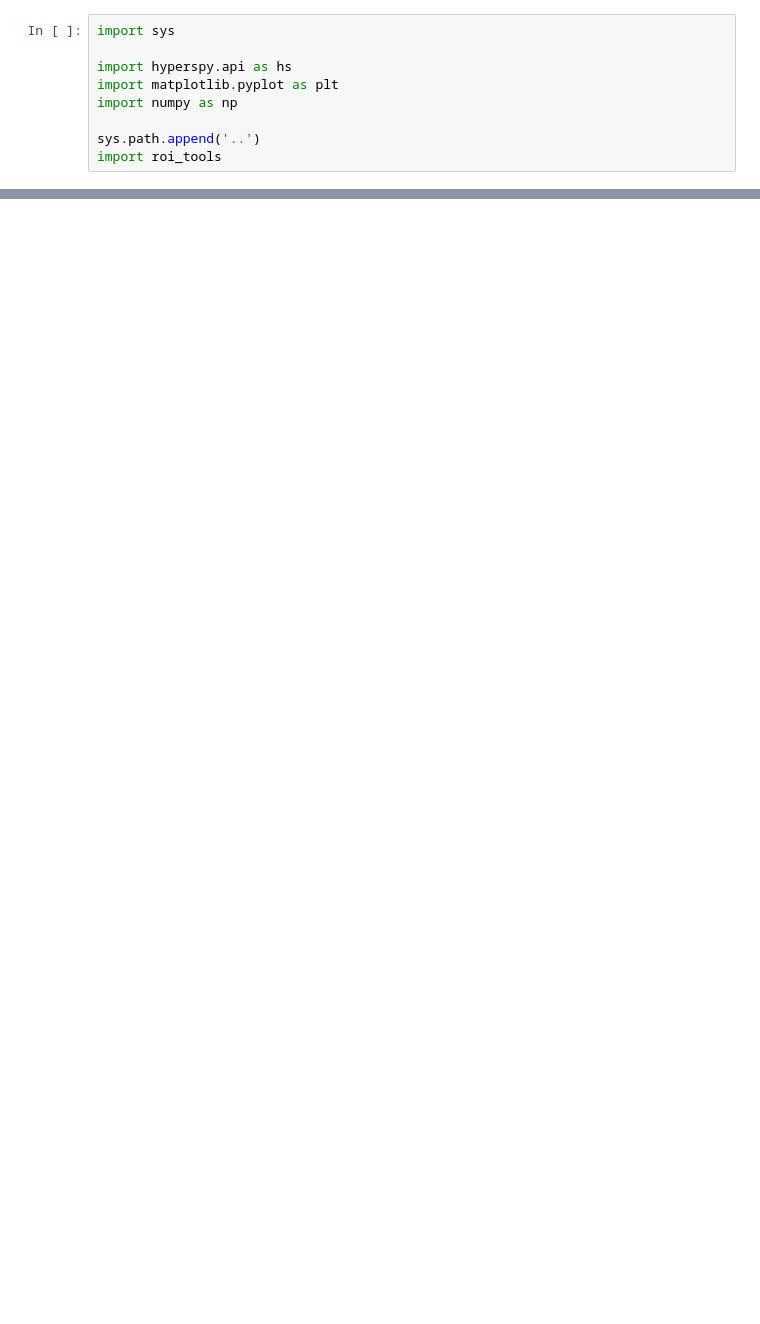
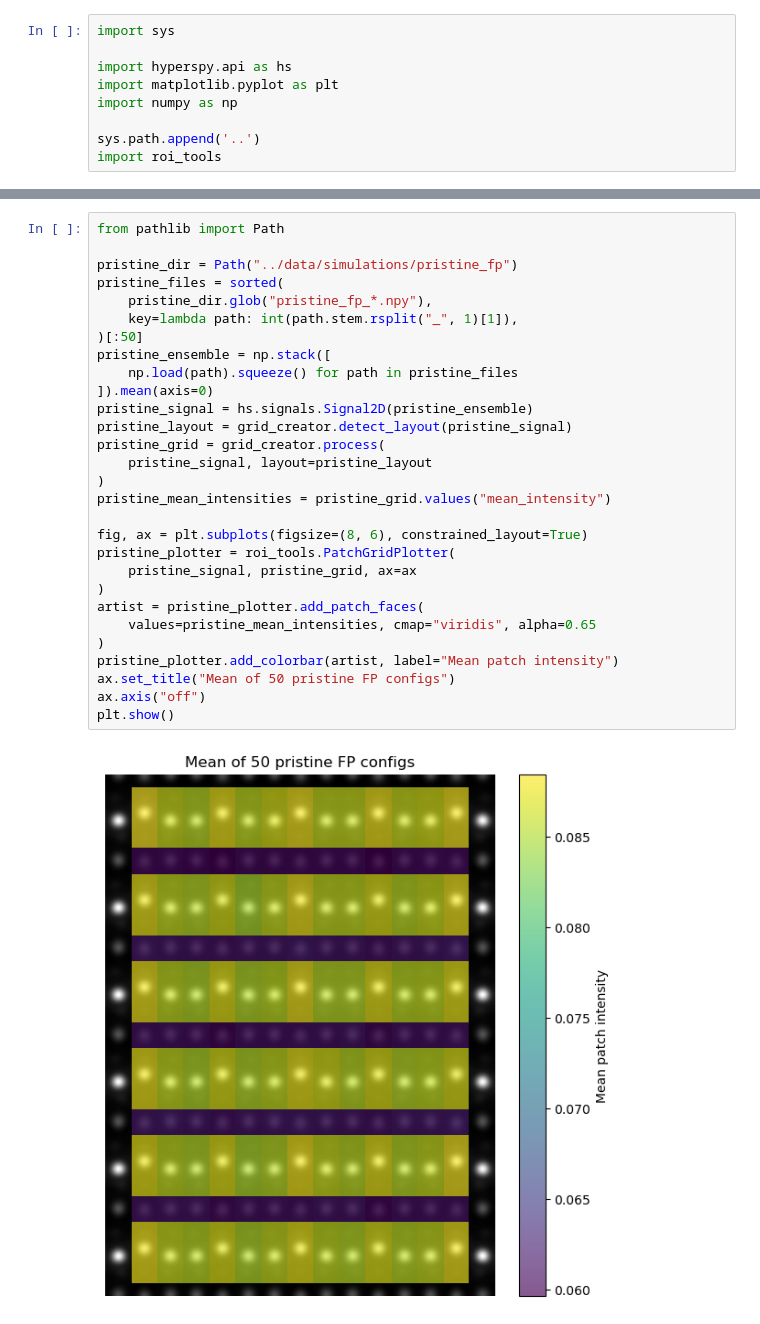
Before and after one commit to jiananwu72/h-LFO-point-defects, a Jupyter notebook: notebooks/plotting.ipynb, the cells around one changed output, grey strips where cells are left out. Drawn from its saved outputs; the diff is of its cells as text; blank space fills up the shorter version.

```diff
--- a/notebooks/plotting.ipynb
+++ b/notebooks/plotting.ipynb
@@ -40,0 +105,31 @@ plt.show()
+# %%
+from pathlib import Path
+
+pristine_dir = Path("../data/simulations/pristine_fp")
+pristine_files = sorted(
+    pristine_dir.glob("pristine_fp_*.npy"),
+    key=lambda path: int(path.stem.rsplit("_", 1)[1]),
+)[:50]
+pristine_ensemble = np.stack([
+    np.load(path).squeeze() for path in pristine_files
+]).mean(axis=0)
+pristine_signal = hs.signals.Signal2D(pristine_ensemble)
+pristine_layout = grid_creator.detect_layout(pristine_signal)
+pristine_grid = grid_creator.process(
+    pristine_signal, layout=pristine_layout
+)
+pristine_mean_intensities = pristine_grid.values("mean_intensity")
+
+fig, ax = plt.subplots(figsize=(8, 6), constrained_layout=True)
+pristine_plotter = roi_tools.PatchGridPlotter(
+    pristine_signal, pristine_grid, ax=ax
+)
+artist = pristine_plotter.add_patch_faces(
+    values=pristine_mean_intensities, cmap="viridis", alpha=0.65
+)
+pristine_plotter.add_colorbar(artist, label="Mean patch intensity")
+ax.set_title("Mean of 50 pristine FP configs")
+ax.axis("off")
+plt.show()
+# %% [output]
+[figure, added]
```
Also changed, not shown: parts of 5 cells of this notebook, 23 other files.
